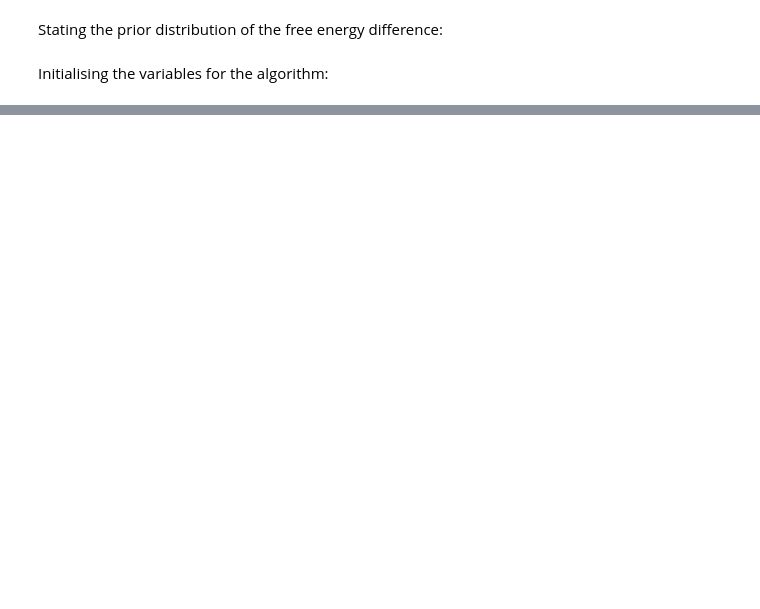
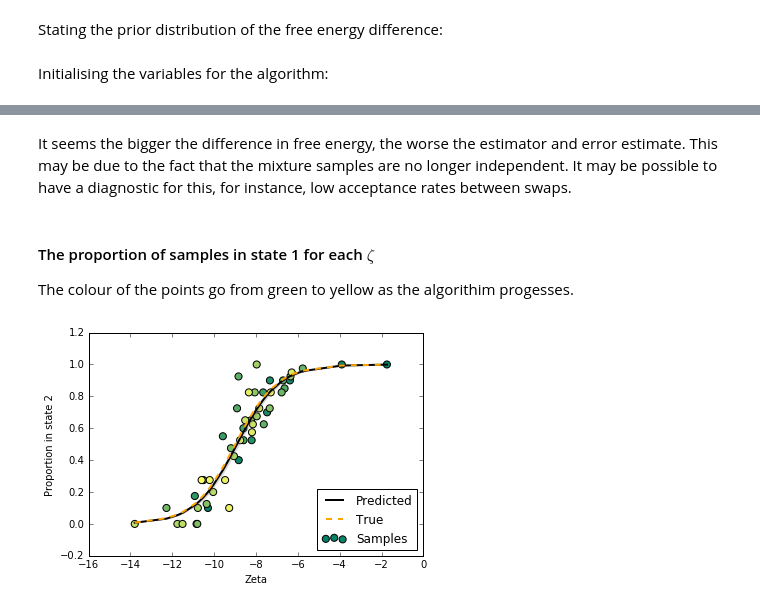
Before and after one commit to choderalab/bayesian-free-energies, a Jupyter notebook: harmonic_oscillator/OnlineBayesianFreeEnergies.ipynb, the cells around one changed output, grey strips where cells are left out. Cells and saved outputs as stored; diff of their text form; code cells hidden in the pictures; blank space fills up the shorter version.

```diff
--- a/harmonic_oscillator/OnlineBayesianFreeEnergies.ipynb
+++ b/harmonic_oscillator/OnlineBayesianFreeEnergies.ipynb
@@ -96,0 +105,26 @@ plt.show()
+# %% [markdown]
+It seems the bigger the difference in free energy, the worse the estimator and error estimate. This may be due to the fact that the mixture samples are no longer independent. It may be possible to have a diagnostic for this, for instance, low acceptance rates between swaps.
+# %% [markdown]
+#### The proportion of samples in state 1 for each $\zeta$
+The colour of the points go from green to yellow as the algorithim progesses.
+# %%
+z_sorted = np.sort(zetas)
+true_fraction = np.sort( sampler.logistic(true_f) )
+predicted = np.sort( sampler.logistic(median[-1]) )
+predicted_lower = np.sort( sampler.logistic(lowerq[-1]) )
+predicted_upper = np.sort( sampler.logistic(upperq[-1]) )
+
+color_grad =  plt.cm.summer(np.linspace(0,1,len(zetas)))
+fraction = np.array(n_success) / float(swapper.nmoves)
+#color_fraction = float((i + 1)/len(zetas))
+plt.scatter(zetas,fraction, color = color_grad, s = 50, edgecolors='k')
+plt.fill_between(z_sorted, predicted_lower, predicted_upper, facecolor='grey',linewidth=0,alpha=0.3,interpolate=True)
+plt.plot(z_sorted, predicted, color = 'k', lw = 2)
+plt.plot(z_sorted,true_fraction, color = 'orange', lw = 2, ls = '--')
+
+plt.legend(('Predicted','True','Samples'),loc = 4)
+plt.xlabel('Zeta')
+plt.ylabel('Proportion in state 2')
+plt.show()
+# %% [output]
+[figure, added]
```
Also changed, not shown: parts of 9 cells of this notebook, 1 other file.
